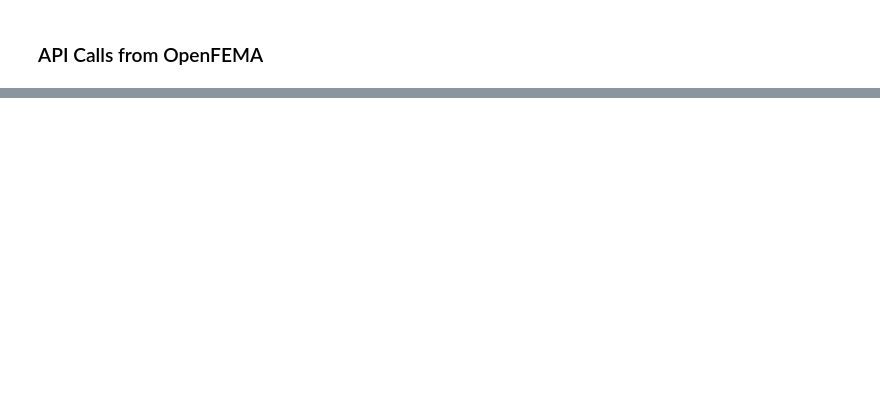
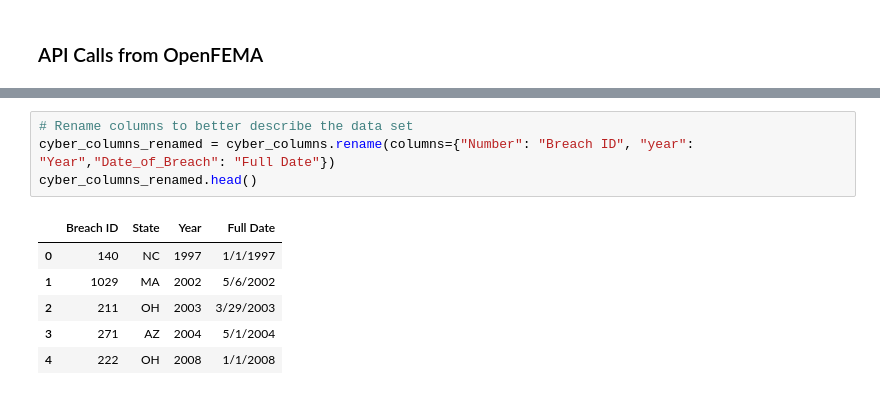
Before and after one commit to eglulu6/Project_1_Team_Platypus, a Jupyter notebook: API Calls/APICalls.ipynb, the cells around one changed output, grey strips where cells are left out. Cells and saved outputs as stored; diff of their text form; blank space fills up the shorter version.

```diff
--- a/API Calls/APICalls.ipynb
+++ b/API Calls/APICalls.ipynb
@@ -37,0 +37,11 @@ pprint(response)
+# %%
+# Rename columns to better describe the data set
+cyber_columns_renamed = cyber_columns.rename(columns={"Number": "Breach ID", "year": "Year","Date_of_Breach": "Full Date"})
+cyber_columns_renamed.head()
+# %% [output]
+|  | Breach ID | State | Year | Full Date |
+| 0 | 140 | NC | 1997 | 1/1/1997 |
+| 1 | 1029 | MA | 2002 | 5/6/2002 |
+| 2 | 211 | OH | 2003 | 3/29/2003 |
+| 3 | 271 | AZ | 2004 | 5/1/2004 |
+| 4 | 222 | OH | 2008 | 1/1/2008 |
```
Also changed, not shown: parts of 15 cells of this notebook, 1 other file.
